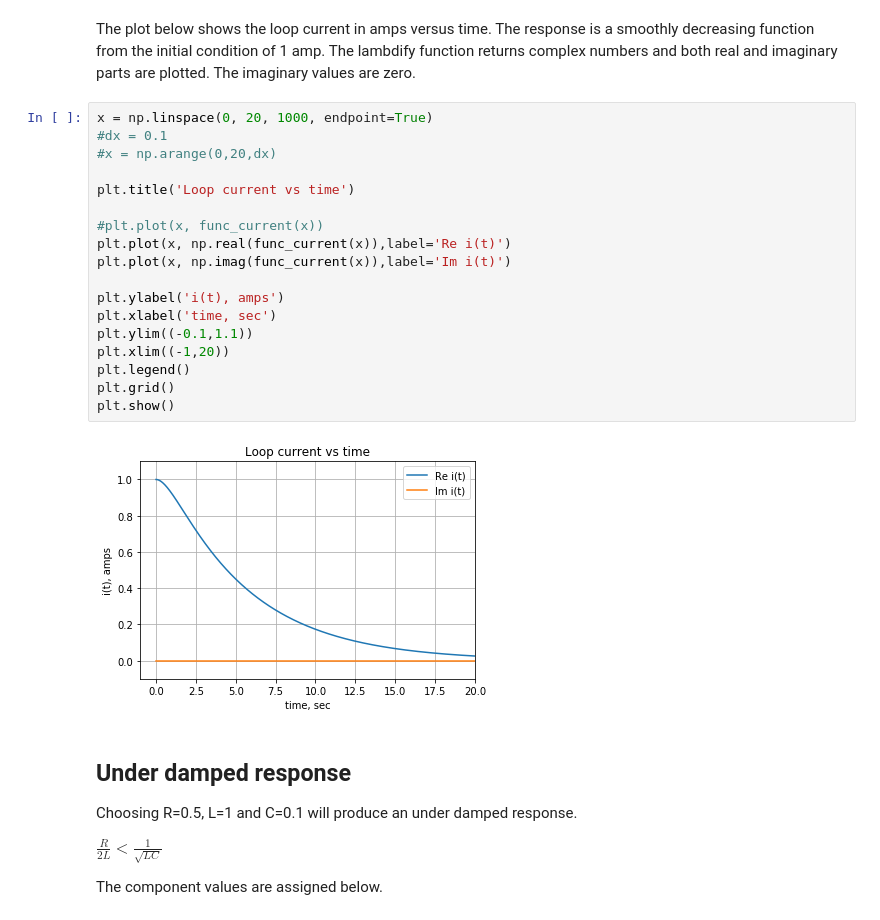
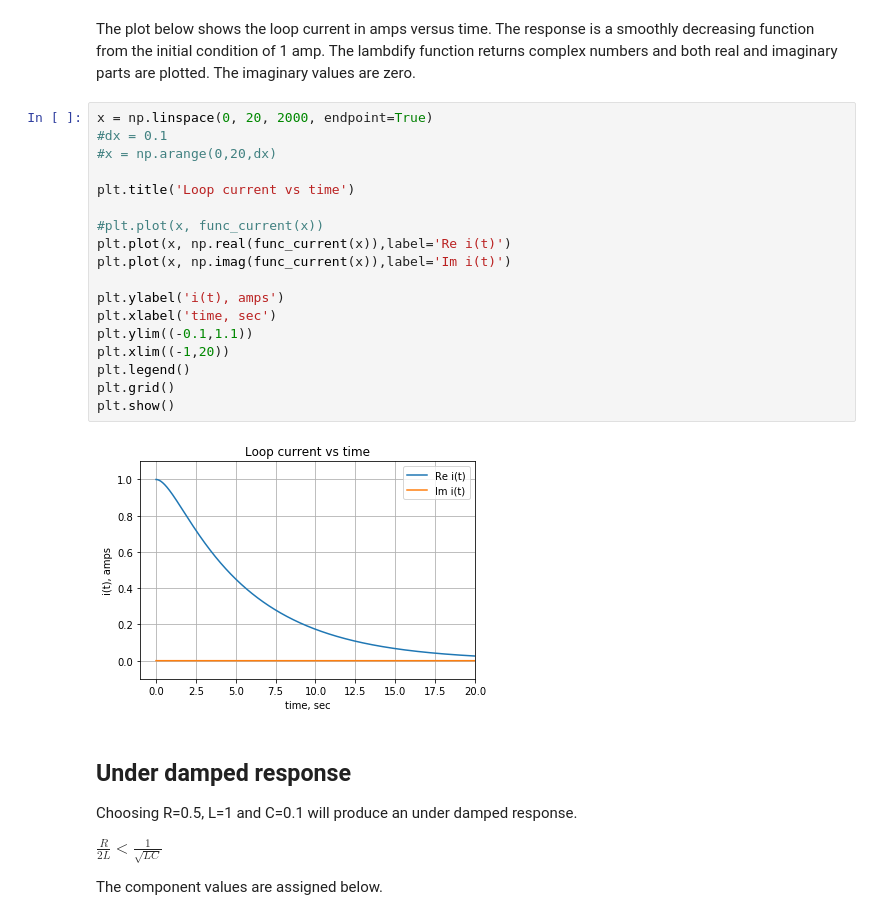
Before and after one commit to Tiburonboy/EE_jupyter_notebooks, a Jupyter notebook: Source free series circuit/Source free series circuit.ipynb, the cells around one changed output. Cells and saved outputs as stored; diff of their text form.

```diff
--- a/Source free series circuit/Source free series circuit.ipynb
+++ b/Source free series circuit/Source free series circuit.ipynb
@@ -136,25 +136,25 @@ func_current = lambdify(t, loop_current.subs(const).subs(ele_values).args[1])
 # %% [markdown]
 The plot below shows the loop current in amps versus time. The response is a smoothly decreasing function from the initial condition of 1 amp. The lambdify function returns complex numbers and both real and imaginary parts are plotted. The imaginary values are zero.
 # %%
-x = np.linspace(0, 20, 1000, endpoint=True)
+x = np.linspace(0, 20, 2000, endpoint=True)
 #dx = 0.1
 #x = np.arange(0,20,dx)
 
 plt.title('Loop current vs time')
 
 #plt.plot(x, func_current(x))
 plt.plot(x, np.real(func_current(x)),label='Re i(t)')
 plt.plot(x, np.imag(func_current(x)),label='Im i(t)')
 
 plt.ylabel('i(t), amps')
 plt.xlabel('time, sec')
 plt.ylim((-0.1,1.1))
 plt.xlim((-1,20))
 plt.legend()
 plt.grid()
 plt.show()
 # %% [output]
-[figure, old version]
+[figure, new version]
 # %% [markdown]
 ## Under damped response
 Choosing R=0.5, L=1 and C=0.1 will produce an under damped response.
```
Also changed, not shown: parts of 20 cells of this notebook.
